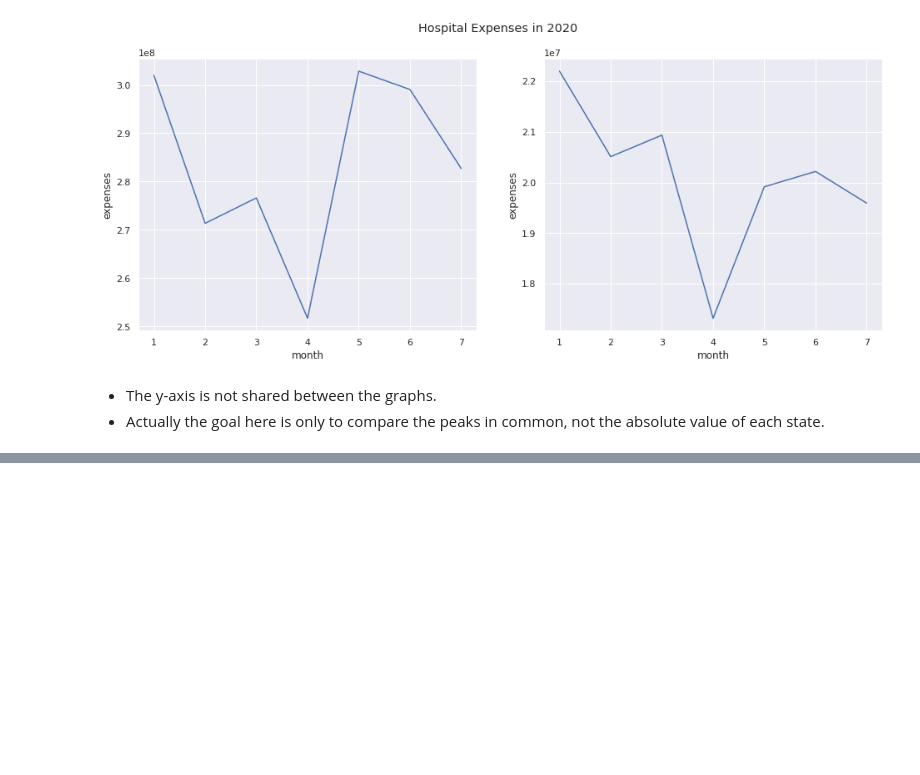
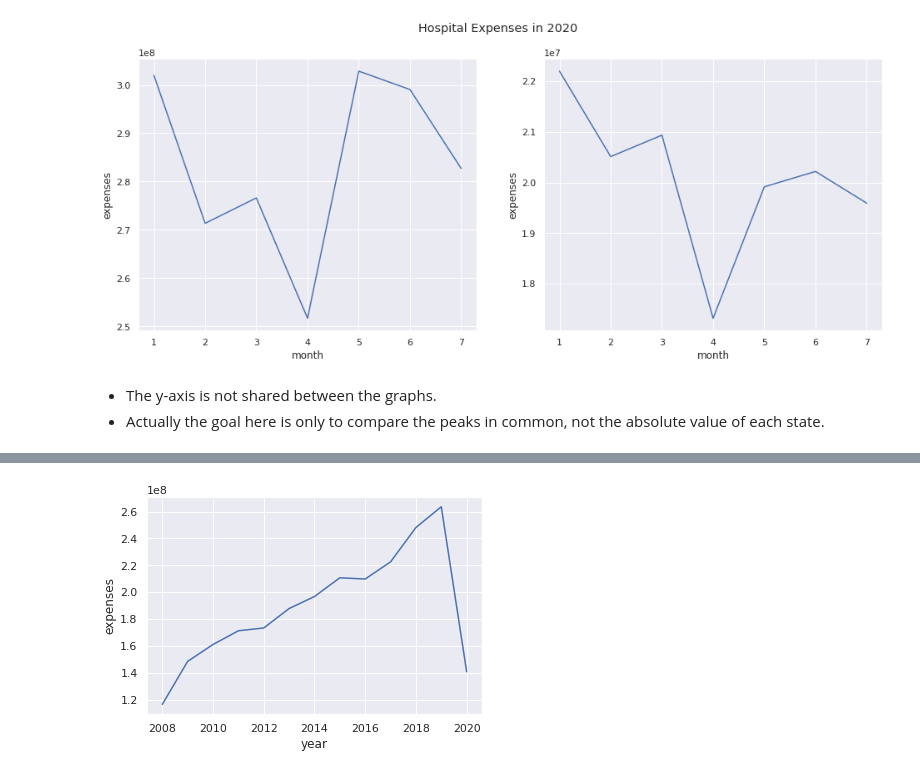
Before and after one commit to gabrielatrindade/alura-bootcamp, a Jupyter notebook: module2/lessons/hospital_expenses_sus_brazil_2.ipynb, the cells around one changed output, grey strips where cells are left out. Cells and saved outputs as stored; diff of their text form; code cells hidden in the pictures; blank space fills up the shorter version.

```diff
--- a/module2/lessons/hospital_expenses_sus_brazil_2.ipynb
+++ b/module2/lessons/hospital_expenses_sus_brazil_2.ipynb
@@ -1542,0 +1591,8 @@ Aula 05: Avançando em Pandas e Seaborn
+# %%
+sns.lineplot(data=hospital_expenses_groupby_year_rn,
+             x=hospital_expenses_groupby_year_rn.index,
+             y='expenses')
+
+plt.show()
+# %% [output]
+[figure, added]
```
Also changed, not shown: parts of 27 cells of this notebook.
